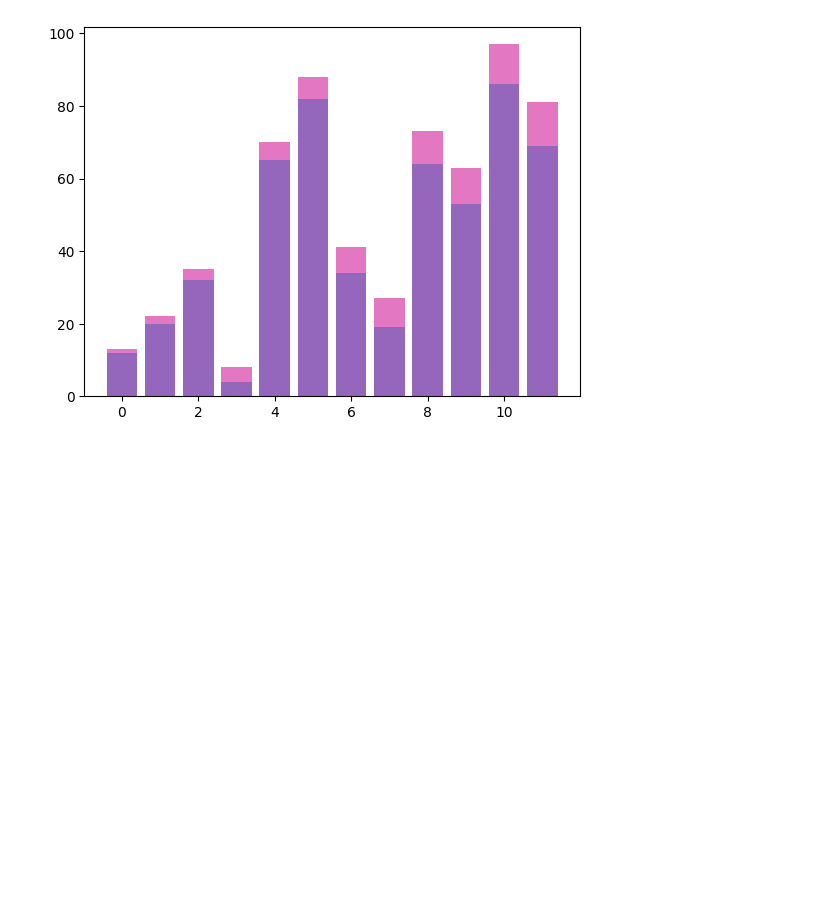
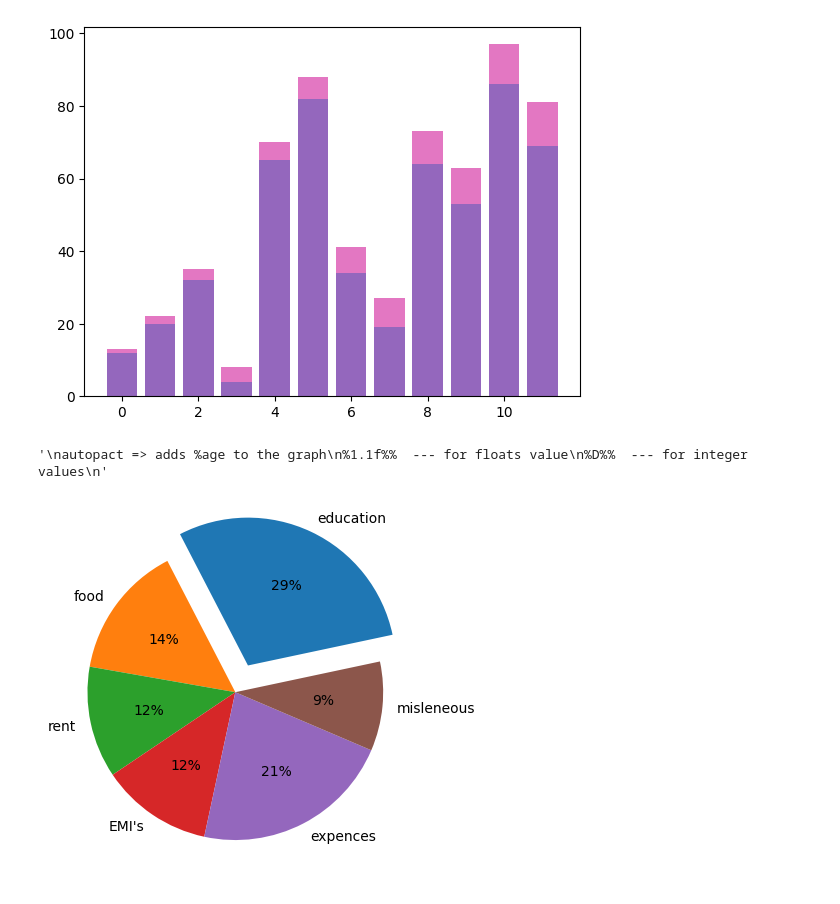
Before and after one commit to MehulEXE/python, a Jupyter notebook: matplot.ipynb, the cells around one changed output. Cells and saved outputs as stored; diff of their text form; code cells hidden in the pictures; blank space fills up the shorter version.

```diff
--- a/matplot.ipynb
+++ b/matplot.ipynb
@@ -75,3 +78,19 @@ plt.bar(range(12),data2,color='C6',bottom=data)
 plt.show()
 # %% [output]
 [figure]
+# %%
+'''PI PLOT'''
+items=['education','food','rent',"EMI's",'expences','misleneous']
+price=[12,6,5,5,9,4]
+# price=[30,25,10,10,20,5]
+e=(0.2,0,0,0,0,0)# exploding 1st pi(bhar nikalna)
+plt.pie(price,labels=items,explode=e,autopct='%d%%',startangle=12)
+#startangle  --- rotates the graph
+'''
+autopact => adds %age to the graph
+%1.1f%%  --- for floats value
+%D%%  --- for integer values
+'''
+# %% [output]
+'\nautopact => adds %age to the graph\n%1.1f%%  --- for floats value\n%D%%  --- for integer values\n'
+[figure, added]
```
Also changed, not shown: parts of 7 cells of this notebook.
